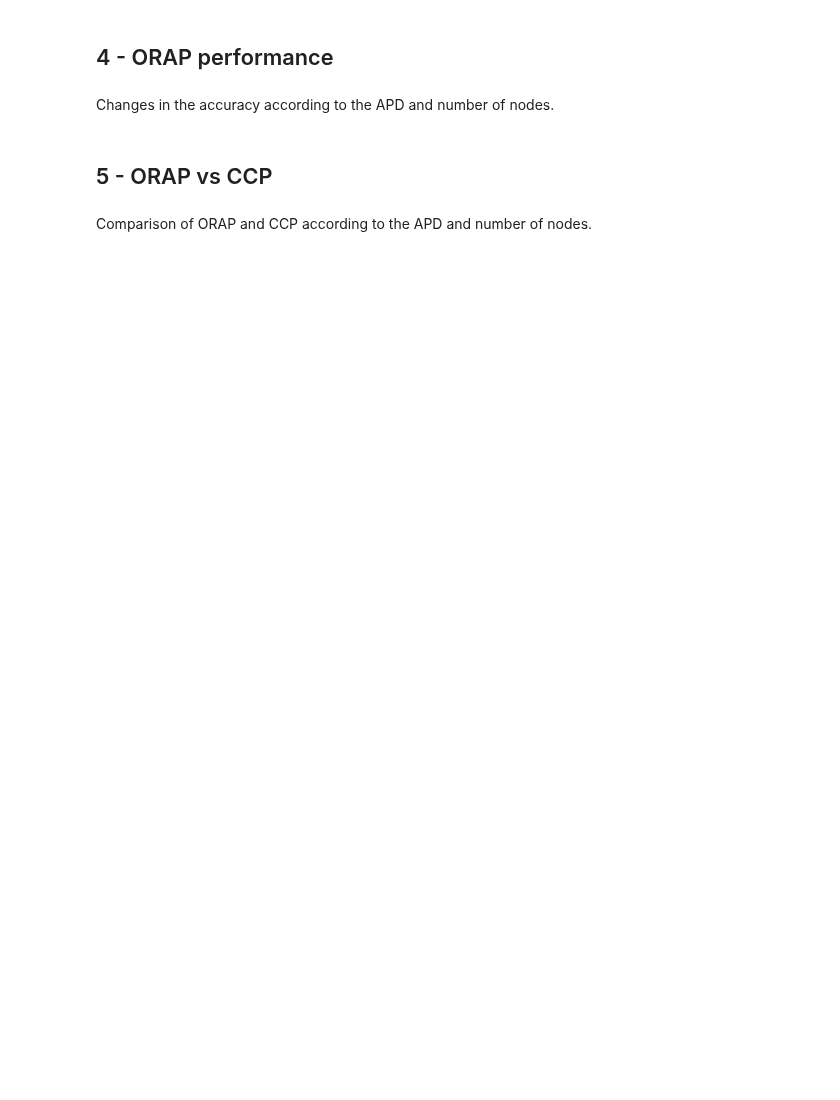
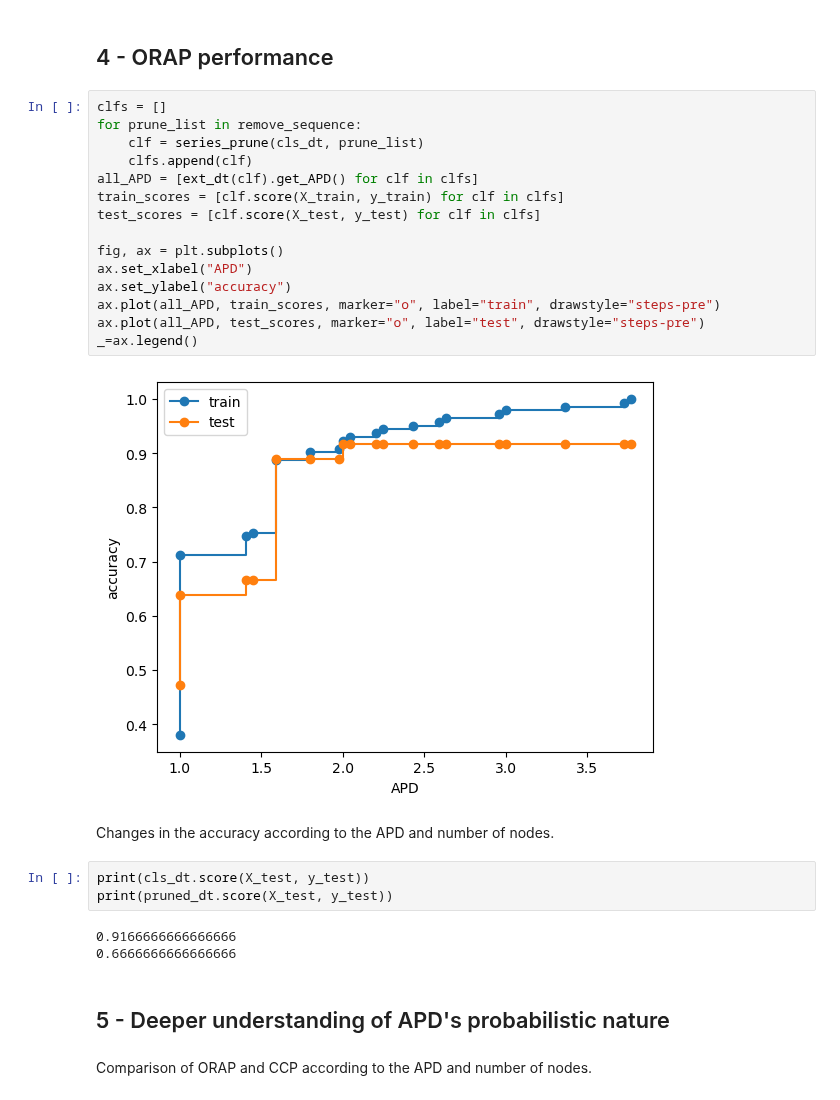
Before and after one commit to masoudinejad/dt_pruning, a Jupyter notebook: orap.ipynb, the cells around one changed output. Cells and saved outputs as stored; diff of their text form; blank space fills up the shorter version.

Commit message:
add orap vs ccp performance

```diff
--- a/orap.ipynb
+++ b/orap.ipynb
@@ -247,10 +249,33 @@ _=axs[1].set_title("pruned")
 # %% [markdown]
 <a name="4"></a>
 ## 4 - ORAP performance
+# %%
+clfs = []
+for prune_list in remove_sequence:
+    clf = series_prune(cls_dt, prune_list)
+    clfs.append(clf)
+all_APD = [ext_dt(clf).get_APD() for clf in clfs]
+train_scores = [clf.score(X_train, y_train) for clf in clfs]
+test_scores = [clf.score(X_test, y_test) for clf in clfs]
+
+fig, ax = plt.subplots()
+ax.set_xlabel("APD")
+ax.set_ylabel("accuracy")
+ax.plot(all_APD, train_scores, marker="o", label="train", drawstyle="steps-pre")
+ax.plot(all_APD, test_scores, marker="o", label="test", drawstyle="steps-pre")
+_=ax.legend()
+# %% [output]
+[figure, added]
 # %% [markdown]
 Changes in the accuracy according to the APD and number of nodes.
+# %%
+print(cls_dt.score(X_test, y_test))
+print(pruned_dt.score(X_test, y_test))
+# %% [output]
+0.9166666666666666
+0.6666666666666666
 # %% [markdown]
 <a name="5"></a>
-## 5 - ORAP vs CCP
+## 5 - Deeper understanding of APD's probabilistic nature
 # %% [markdown]
 Comparison of ORAP and CCP according to the APD and number of nodes.
```
Also changed, not shown: parts of 1 cell of this notebook, 1 other file.
